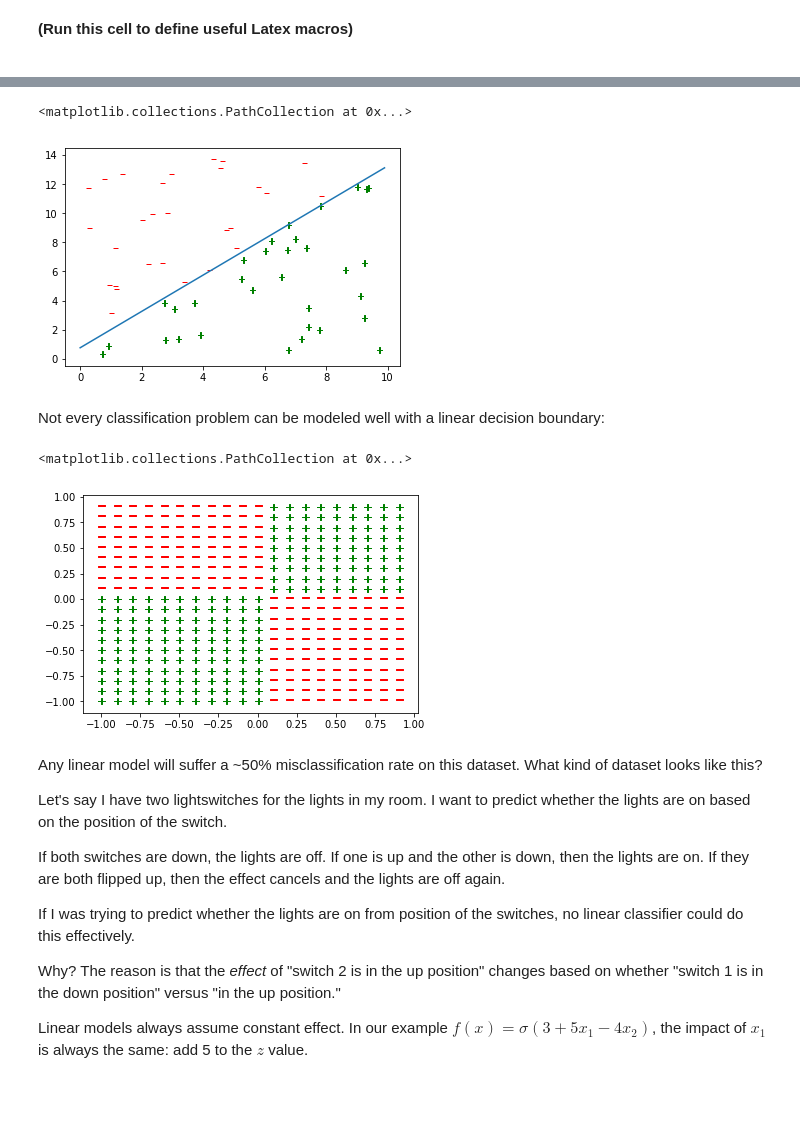
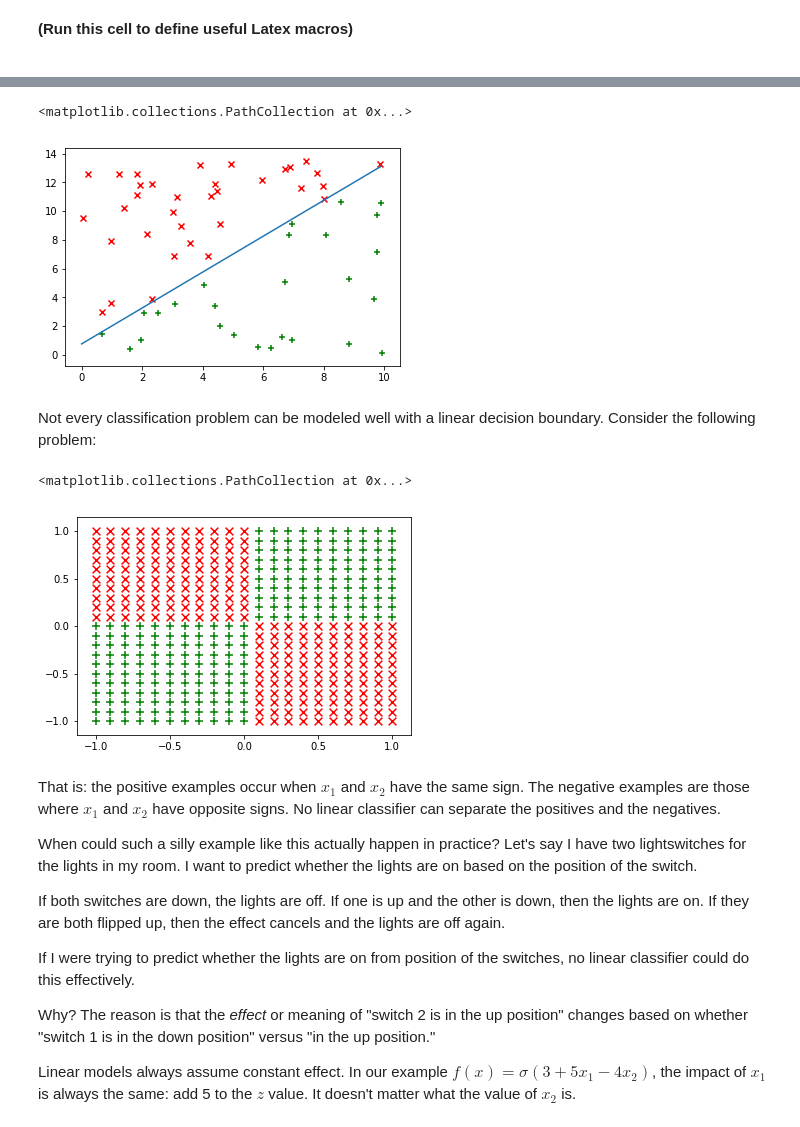
Before and after one commit to ruggeri/boltzmann-curriculum, a Jupyter notebook: 02_lecture02.ipynb, the cells around one changed output, grey strips where cells are left out. Cells and saved outputs as stored; diff of their text form; code cells hidden in the pictures; blank space fills up the shorter version.

```diff
--- a/02_lecture02.ipynb
+++ b/02_lecture02.ipynb
@@ -50,52 +71,52 @@ random_x2s = np.random.uniform(size = 60) * 14
 classified_positive = ((5/4) * random_x1s + 3/4) > random_x2s
 classified_negative = np.logical_not(classified_positive)
 
-plt.scatter(random_x1s[classified_positive], random_x2s[classified_positive], marker = '$+$', color = 'green')
-plt.scatter(random_x1s[classified_negative], random_x2s[classified_negative], marker = '$-$', color = 'red')
+plt.scatter(random_x1s[classified_positive], random_x2s[classified_positive], marker = '+', color = 'green')
+plt.scatter(random_x1s[classified_negative], random_x2s[classified_negative], marker = 'x', color = 'red')
 # %% [output]
 <matplotlib.collections.PathCollection at 0x...>
-[figure, old version]
+[figure, new version]
 # %% [markdown]
-Not every classification problem can be modeled well with a linear decision boundary:
+Not every classification problem can be modeled well with a linear decision boundary. Consider the following problem:
 # %%
 x1s = []
 x2s = []
-for x1 in np.arange(-1, 1, 0.1):
-    for x2 in np.arange(-1, 1, 0.1):
+for x1 in np.arange(-1, 1.1, 0.1):
+    for x2 in np.arange(-1, 1.1, 0.1):
         x1s.append(x1)
         x2s.append(x2)
 x1s = np.array(x1s)
 x2s = np.array(x2s)
 
 is_positive = x1s * x2s > 0
 is_negative = np.logical_not(is_positive)
 
 plt.scatter(
     x1s[is_positive],
     x2s[is_positive],
-    marker = '$+$',
+    marker = '+',
     color = 'green',
     s = 60
 )
 plt.scatter(
     x1s[is_negative],
     x2s[is_negative],
-    marker = '$-$',
+    marker = 'x',
     color = 'red',
     s = 60
 )
 # %% [output]
 <matplotlib.collections.PathCollection at 0x...>
-[figure, old version]
+[figure, new version]
 # %% [markdown]
-Any linear model will suffer a ~50% misclassification rate on this dataset. What kind of dataset looks like this?
+That is: the positive examples occur when $x_1$ and $x_2$ have the same sign. The negative examples are those where $x_1$ and $x_2$ have opposite signs. No linear classifier can separate the positives and the negatives.
 
-Let's say I have two lightswitches for the lights in my room. I want to predict whether the lights are on based on the position of the switch.
+When could such a silly example like this actually happen in practice? Let's say I have two lightswitches for the lights in my room. I want to predict whether the lights are on based on the position of the switch.
 
 If both switches are down, the lights are off. If one is up and the other is down, then the lights are on. If they are both flipped up, then the effect cancels and the lights are off again.
 
-If I was trying to predict whether the lights are on from position of the switches, no linear classifier could do this effectively.
+If I were trying to predict whether the lights are on from position of the switches, no linear classifier could do this effectively.
 
-Why? The reason is that the *effect* of "switch 2 is in the up position" changes based on whether "switch 1 is in the down position" versus "in the up position."
+Why? The reason is that the *effect* or meaning of "switch 2 is in the up position" changes based on whether "switch 1 is in the down position" versus "in the up position."
 
-Linear models always assume constant effect. In our example $f(x) = \sigma(3 + 5x_1 - 4x_2)$, the impact of $x_1$ is always the same: add 5 to the $z$ value.
+Linear models always assume constant effect. In our example $f(x) = \sigma(3 + 5x_1 - 4x_2)$, the impact of $x_1$ is always the same: add 5 to the $z$ value. It doesn't matter what the value of $x_2$ is.
```
Also changed, not shown: parts of 9 cells of this notebook, 1 other file.
